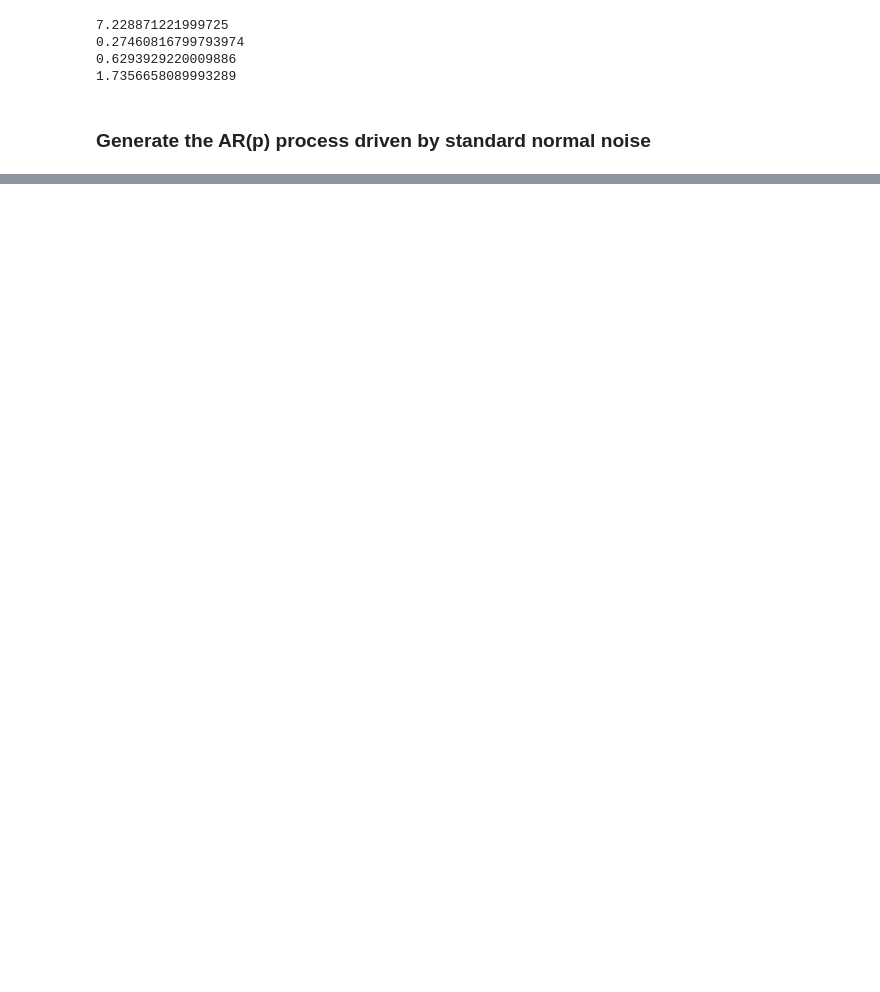
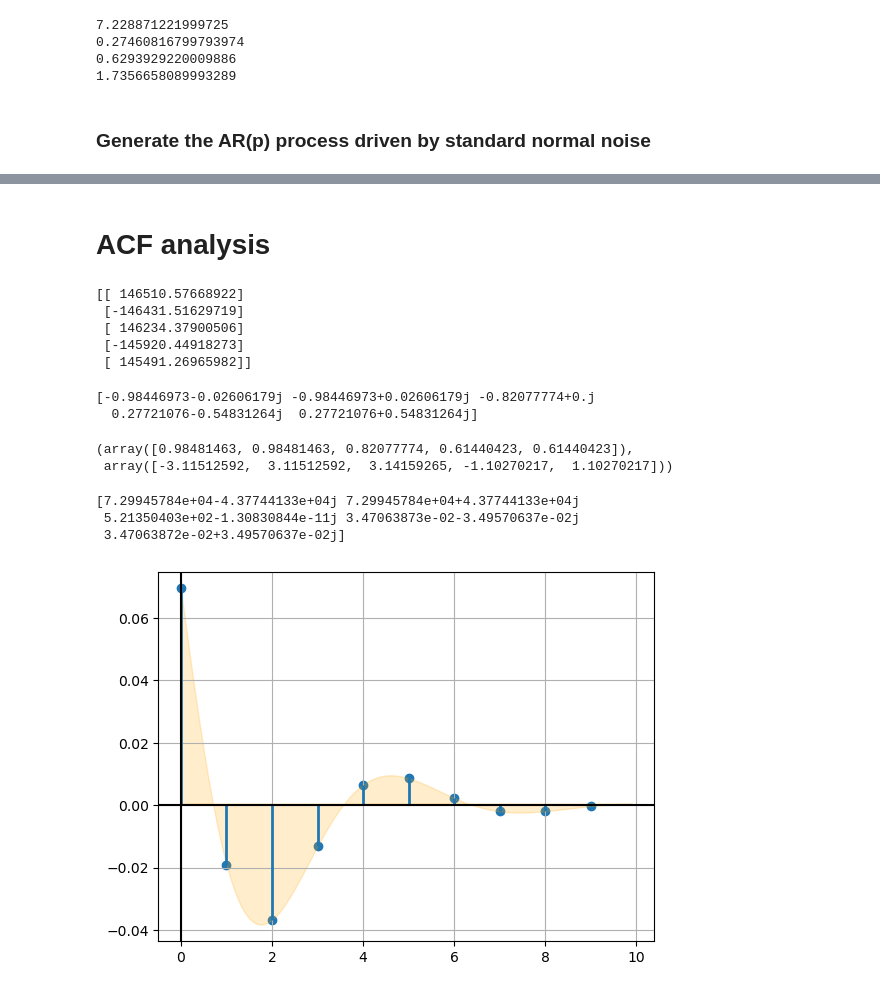
Before and after one commit to reebme/time-imputation-benchmark, a Jupyter notebook: Notebooks/01_Prepare_Data.ipynb, the cells around one changed output, grey strips where cells are left out. Cells and saved outputs as stored; diff of their text form; code cells hidden in the pictures; blank space fills up the shorter version.

```diff
--- a/Notebooks/01_Prepare_Data.ipynb
+++ b/Notebooks/01_Prepare_Data.ipynb
@@ -429,3 +438,5 @@ look-up table. The actual p-value is greater than the p-value returned.
 look-up table. The actual p-value is greater than the p-value returned.
 
   kpss_p_result = kpss(x, regression = 'c', nlags = p)
+# %% [markdown]
+# ACF analysis
@@ -431,0 +445,37 @@ look-up table. The actual p-value is greater than the p-value returned.
+# %%
+print(acovf(x_long).reshape(-1,1)[0:p])
+# %% [output]
+[[ 146510.57668922]
+ [-146431.51629719]
+ [ 146234.37900506]
+ [-145920.44918273]
+ [ 145491.26965982]]
+# %%
+print(roots)
+polar_v = np.vectorize(cmath.polar)
+polar_v(roots)
+# %% [output]
+[-0.98446973-0.02606179j -0.98446973+0.02606179j -0.82077774+0.j
+  0.27721076-0.54831264j  0.27721076+0.54831264j]
+(array([0.98481463, 0.98481463, 0.82077774, 0.61440423, 0.61440423]),
+ array([-3.11512592,  3.11512592,  3.14159265, -1.10270217,  1.10270217]))
+# %%
+#A = np.array([np.ones(p), roots, np.pow(roots, 2)])
+A = []
+for i in range(p):
+    A.append(np.pow(roots, i))
+A = np.array(A)
+y = acovf(x_long)[0:p]
+beta = np.linalg.solve(A, y)
+print(beta)
+# %% [output]
+[7.29945784e+04-4.37744133e+04j 7.29945784e+04+4.37744133e+04j
+ 5.21350403e+02-1.30830844e-11j 3.47063873e-02-3.49570637e-02j
+ 3.47063872e-02+3.49570637e-02j]
+# %%
+i = 3
+radius, rangle = cmath.polar(roots[i])
+bradius, bangle = cmath.polar(beta[i])
+plot_contribution_from_roots(radius, rangle, bradius, bangle, 10)
+# %% [output]
+[figure, added]
```
Also changed, not shown: parts of 7 cells of this notebook.
